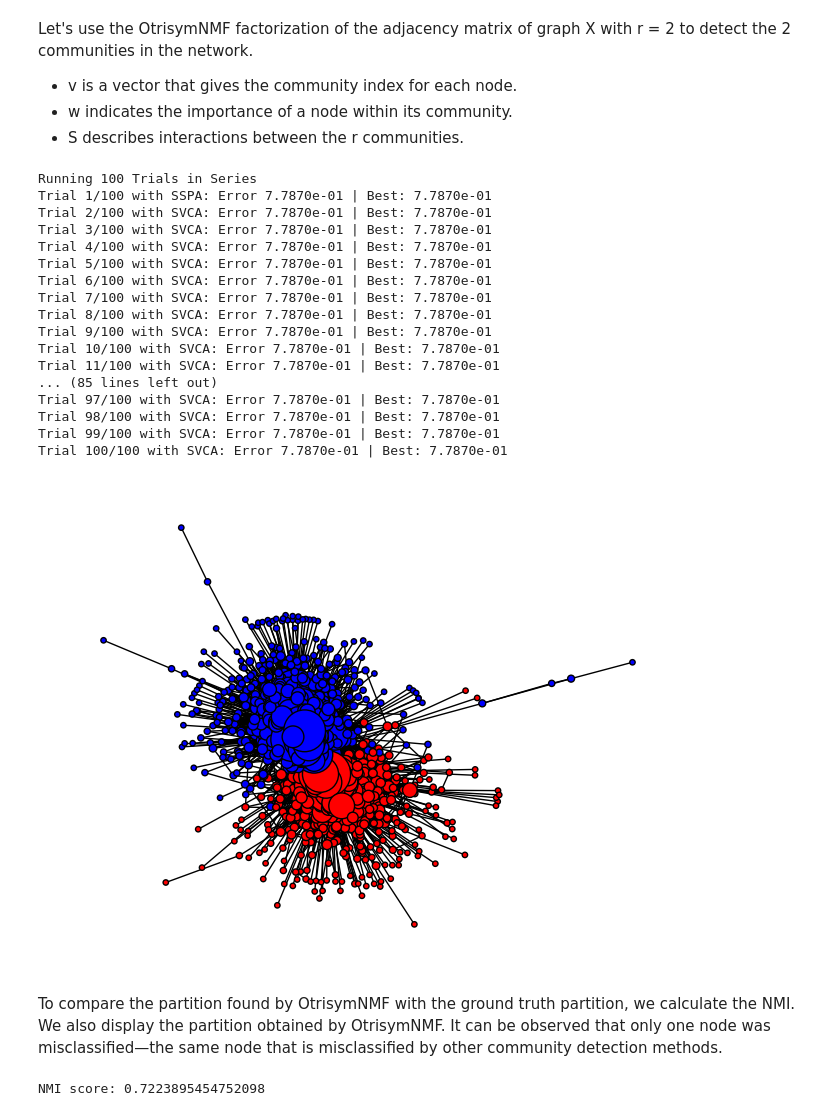
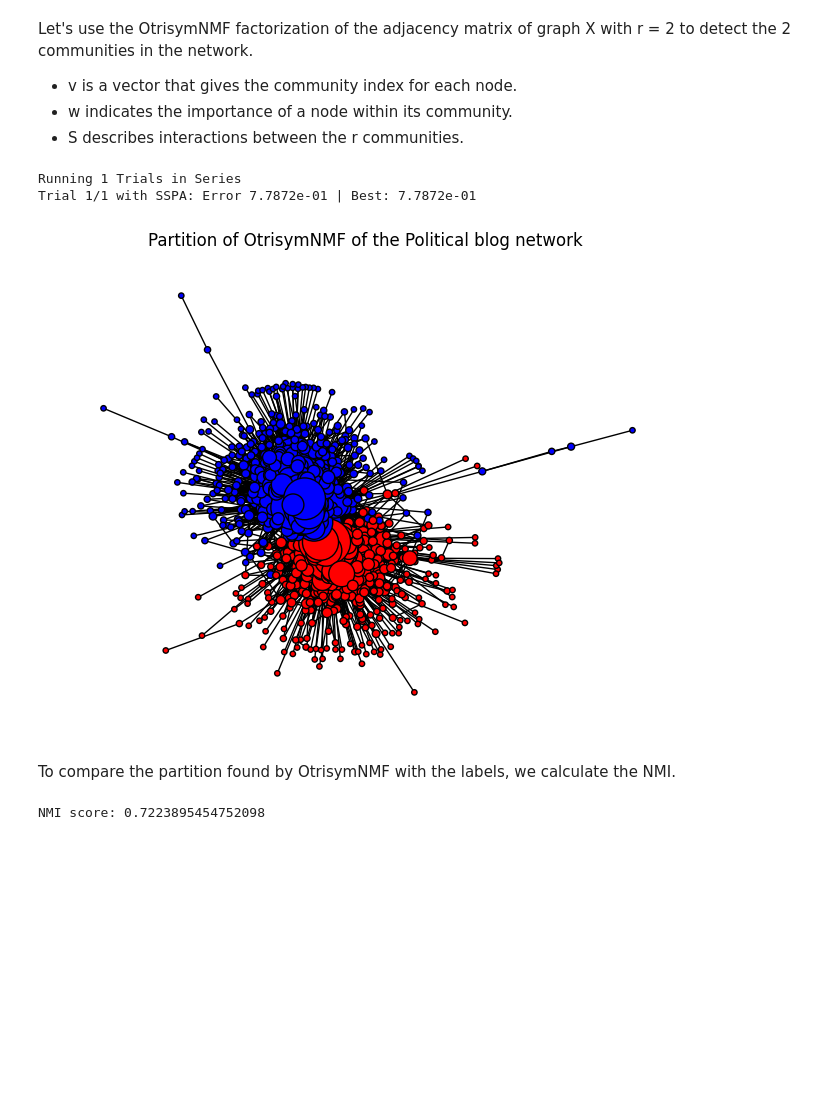
Before and after one commit to Alexia1305/OtrisymNMF_DCBM, a Jupyter notebook: Polblogs.ipynb, the cells around one changed output. Drawn from its saved outputs; the diff is of its cells as text; code cells hidden in the pictures; blank space fills up the shorter version.

```diff
--- a/Polblogs.ipynb
+++ b/Polblogs.ipynb
@@ -26,35 +26,24 @@ Let's use the OtrisymNMF factorization of the adjacency matrix of graph X with r
 # %%
 import OtrisymNMF
 import numpy as np
-np.random.seed(40)
+np.random.seed(12)
+
+# OtrisymNMF
 X = nx.adjacency_matrix(G, nodelist=sorted(G.nodes))
-w, v, S, error = OtrisymNMF.OtrisymNMF_CD(X, 2,numTrials=100,verbosity=1,delta=1e-7)
+w, v, S, error = OtrisymNMF.OtrisymNMF_CD(X, 2,numTrials=1,verbosity=1)
+
+# Display of the OtrisymNMF's partition
 position = nx.spring_layout(G,seed=14)
-# Projeter uniquement sur le plan XY (ignorer la composante Z)
-node_sizes = [10+G.degree(node) * 5 for node in G]  # Facteur d'échelle pour bien voir les tailles
+node_sizes = [10+G.degree(node) * 5 for node in G]
 nx.draw(G, position, node_color=['r' if i == 0 else 'b' for i in v],node_size=node_sizes, edgecolors='black')
+pl.title("Partition of OtrisymNMF of the Political blog network ")
 pl.show()
 # %% [output]
-Running 100 Trials in Series
-Trial 1/100 with SSPA: Error 7.7870e-01 | Best: 7.7870e-01
-Trial 2/100 with SVCA: Error 7.7870e-01 | Best: 7.7870e-01
-Trial 3/100 with SVCA: Error 7.7870e-01 | Best: 7.7870e-01
-Trial 4/100 with SVCA: Error 7.7870e-01 | Best: 7.7870e-01
-Trial 5/100 with SVCA: Error 7.7870e-01 | Best: 7.7870e-01
-Trial 6/100 with SVCA: Error 7.7870e-01 | Best: 7.7870e-01
-Trial 7/100 with SVCA: Error 7.7870e-01 | Best: 7.7870e-01
-Trial 8/100 with SVCA: Error 7.7870e-01 | Best: 7.7870e-01
-Trial 9/100 with SVCA: Error 7.7870e-01 | Best: 7.7870e-01
-Trial 10/100 with SVCA: Error 7.7870e-01 | Best: 7.7870e-01
-Trial 11/100 with SVCA: Error 7.7870e-01 | Best: 7.7870e-01
-... (85 lines left out)
-Trial 97/100 with SVCA: Error 7.7870e-01 | Best: 7.7870e-01
-Trial 98/100 with SVCA: Error 7.7870e-01 | Best: 7.7870e-01
-Trial 99/100 with SVCA: Error 7.7870e-01 | Best: 7.7870e-01
-Trial 100/100 with SVCA: Error 7.7870e-01 | Best: 7.7870e-01
+Running 1 Trials in Series
+Trial 1/1 with SSPA: Error 7.7872e-01 | Best: 7.7872e-01
-[figure, old version]
+[figure, new version]
-# %% [markdown]
-To compare the partition found by OtrisymNMF with the ground truth partition, we calculate the NMI. We also display the partition obtained by OtrisymNMF. It can be observed that only one node was misclassified—the same node that is misclassified by other community detection methods.
+# %% [markdown]
+To compare the partition found by OtrisymNMF with the labels, we calculate the NMI.
 # %%
 from sklearn.metrics import normalized_mutual_info_score as NMI
 print("NMI score:",NMI(True_partition,v))
```
Also changed, not shown: parts of 10 cells of this notebook, 12 other files.
